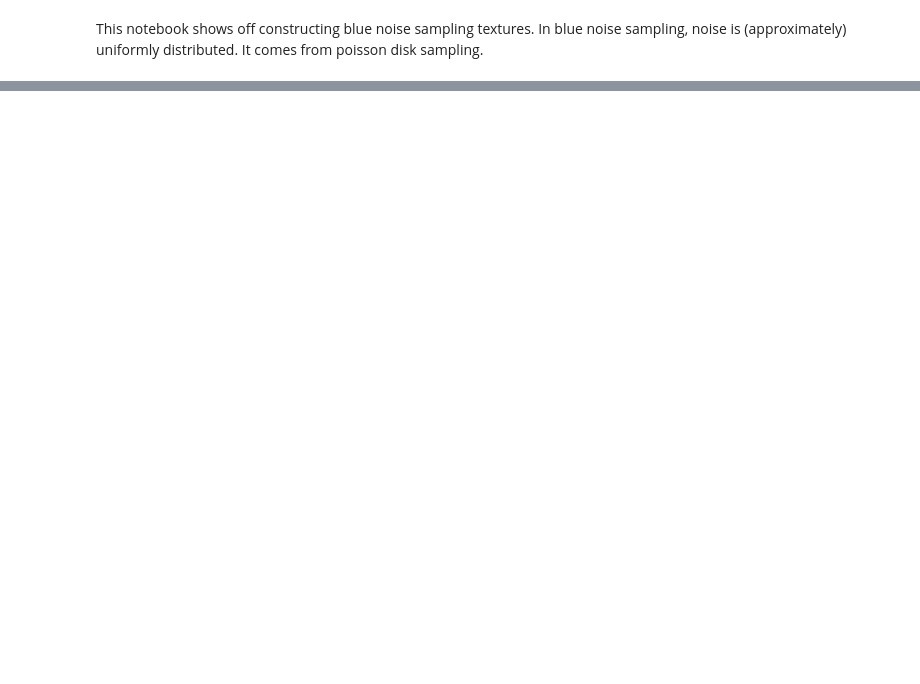
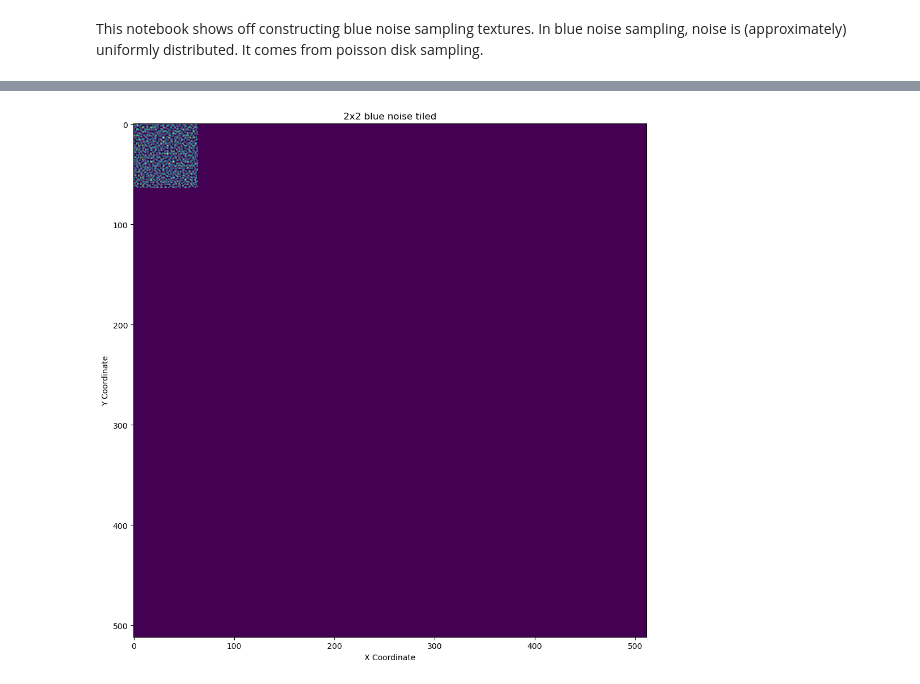
Before and after one commit to lilinitsy/FoveatedImageStatisticsPlayground, a Jupyter notebook: BlueNoiseToys.ipynb, the cells around one changed output, grey strips where cells are left out. Cells and saved outputs as stored; diff of their text form; code cells hidden in the pictures; blank space fills up the shorter version.

```diff
--- a/BlueNoiseToys.ipynb
+++ b/BlueNoiseToys.ipynb
@@ -40,0 +77,24 @@ True
+# %%
+# Take some of the blue noise textures and tile them 8x8 to see how it looks. Blue noise textures should be resistant to banding with tiling.
+
+tiled_width = width * 8
+tiled_height = height * 8
+blue_noise_texture_2x2_tiled = np.zeros((tiled_height, tiled_width), dtype = np.uint8)
+blue_noise_texture_4x4_tiled = np.zeros((tiled_height, tiled_width), dtype = np.uint8)
+
+for i in range(0, tiled_width, width):
+	for j in range(0, tiled_height, height):
+		blue_noise_texture_2x2_tiled[j : j + height, i : i + width] = blue_noise_texture_2x2
+		blue_noise_texture_4x4_tiled[j : j + height, i : i + width] = blue_noise_texture_4x4
+
+
+# Create the visualization
+plt.figure(figsize=(10, 10))
+plt.imshow(blue_noise_texture_2x2_tiled)
+plt.title('2x2 blue noise tiled')
+plt.xlabel('X Coordinate')
+plt.ylabel('Y Coordinate')
+plt.tight_layout()
+plt.show()
+# %% [output]
+[figure, added]
```
Also changed, not shown: parts of 2 cells of this notebook, 17 other files.
